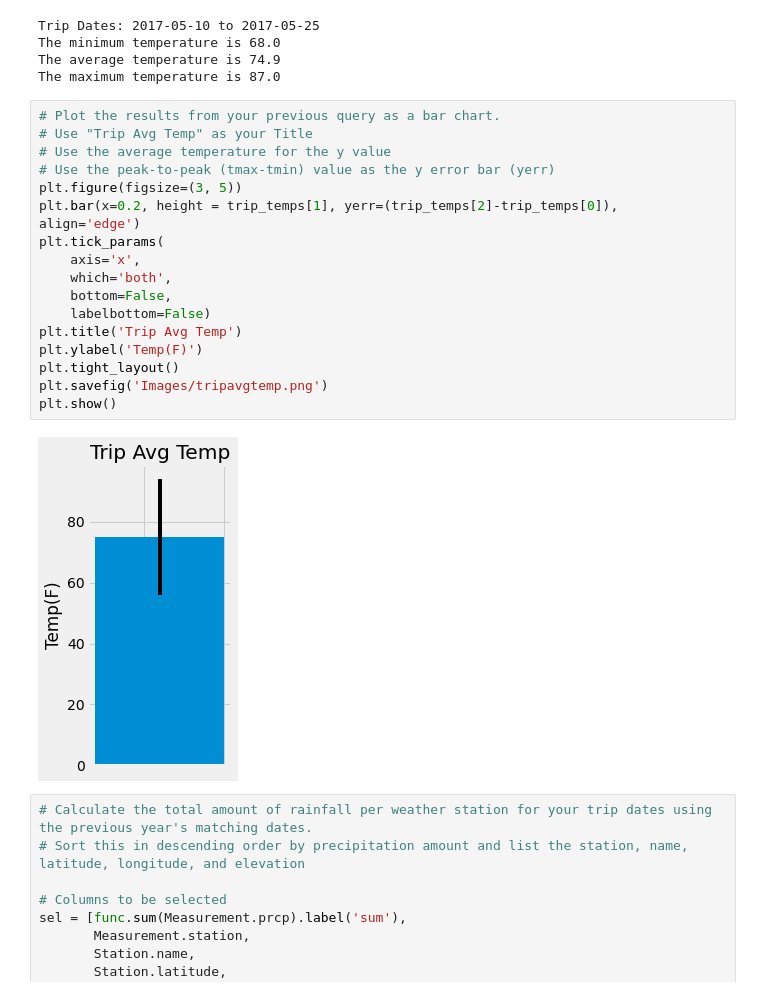
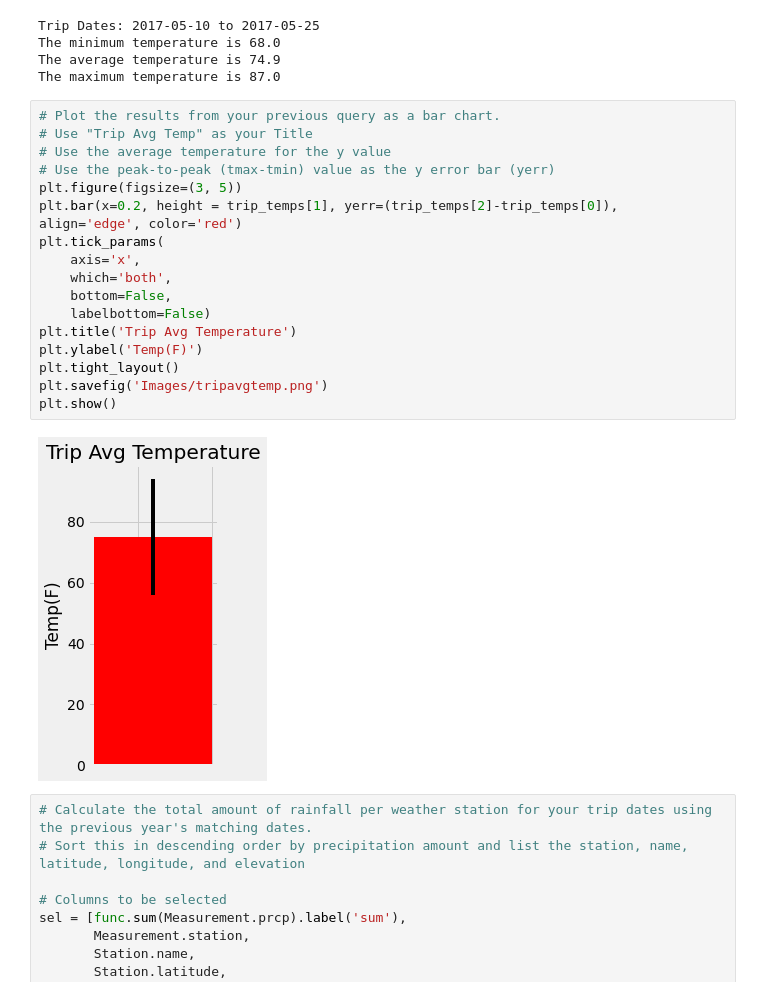
Before and after one commit to rpatel10491/sqlalchemy-challenge, a Jupyter notebook: climate_starter.ipynb, the cells around one changed output. Cells and saved outputs as stored; diff of their text form.

Commit message:
fixed graphs

```diff
--- a/climate_starter.ipynb
+++ b/climate_starter.ipynb
@@ -198,22 +198,22 @@ The maximum temperature is 87.0
 # %%
 # Plot the results from your previous query as a bar chart.
 # Use "Trip Avg Temp" as your Title
 # Use the average temperature for the y value
 # Use the peak-to-peak (tmax-tmin) value as the y error bar (yerr)
 plt.figure(figsize=(3, 5))
-plt.bar(x=0.2, height = trip_temps[1], yerr=(trip_temps[2]-trip_temps[0]), align='edge')
+plt.bar(x=0.2, height = trip_temps[1], yerr=(trip_temps[2]-trip_temps[0]), align='edge', color='red')
 plt.tick_params(
     axis='x',
     which='both',
     bottom=False,
     labelbottom=False)
-plt.title('Trip Avg Temp')
+plt.title('Trip Avg Temperature')
 plt.ylabel('Temp(F)')
 plt.tight_layout()
 plt.savefig('Images/tripavgtemp.png')
 plt.show()
 # %% [output]
-[figure, old version]
+[figure, new version]
 # %%
 # Calculate the total amount of rainfall per weather station for your trip dates using the previous year's matching dates.
 # Sort this in descending order by precipitation amount and list the station, name, latitude, longitude, and elevation
```
Also changed, not shown: parts of 3 cells of this notebook, 3 other files.
